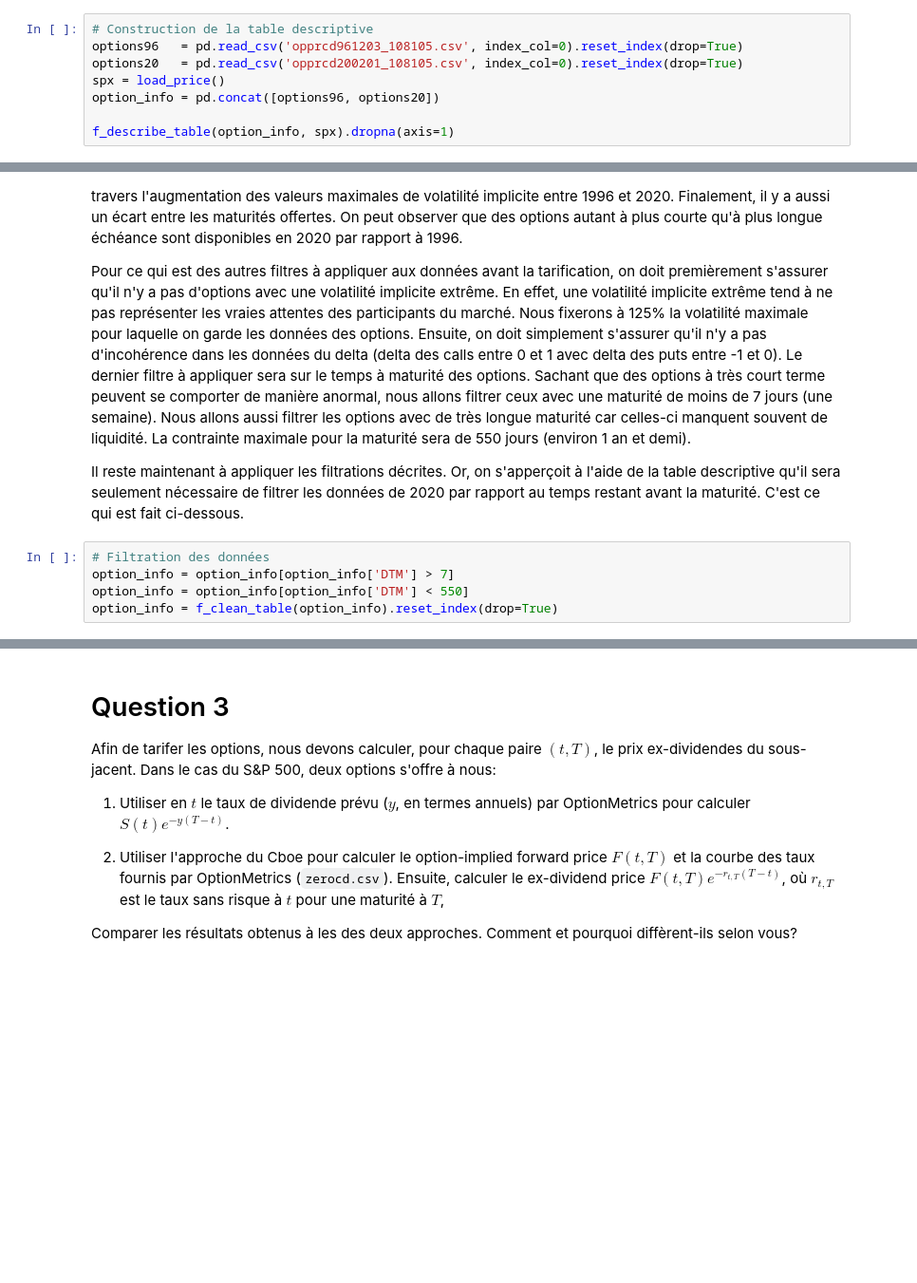
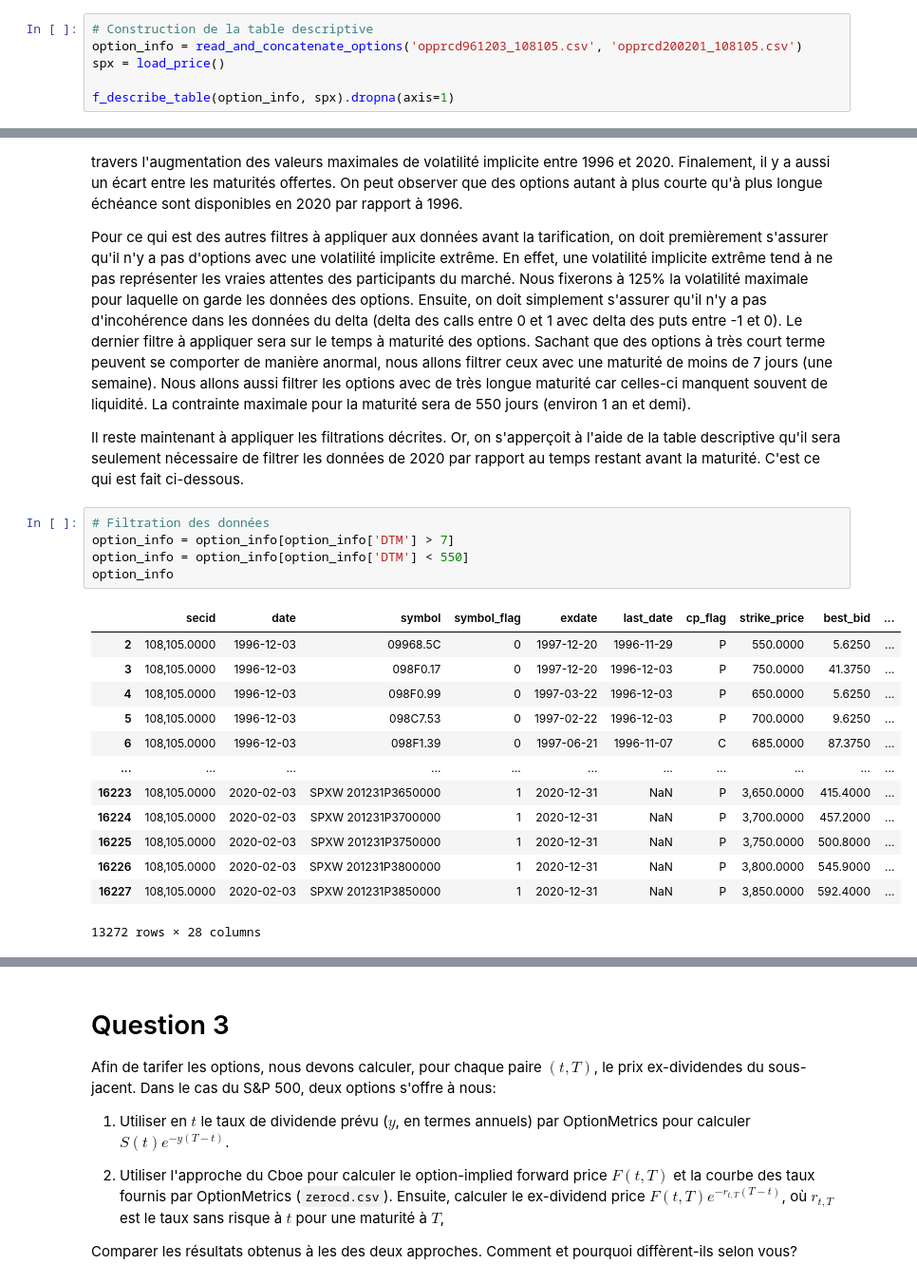
Before and after one commit to widelc/TP2_PD, a Jupyter notebook: assignment2.ipynb, the cells around one changed output, grey strips where cells are left out. Shown at 95% size. Saved outputs shown, nothing was run; the diff lists cells and outputs as text; blank space fills up the shorter version.

```diff
--- a/assignment2.ipynb
+++ b/assignment2.ipynb
@@ -112,10 +112,8 @@ NOTE : Variance plus grande sous Q que sous P car on surpondère les évènement
 Nous souhaitons tarifer les options aux deux dates pour lesquelles nous avons estimé les paramètres ci-haut. Avant de procédez, comparer qualitativement les deux jeux de données. Soutenez votre propos à l'aide de statistiques descriptives (tables) et de figures au besoin. Quels filtres devrait-on appliquer aux données avant procéder à la tarification des options? Justifier.
 # %%
 # Construction de la table descriptive
-options96   = pd.read_csv('opprcd961203_108105.csv', index_col=0).reset_index(drop=True)
-options20   = pd.read_csv('opprcd200201_108105.csv', index_col=0).reset_index(drop=True)
+option_info = read_and_concatenate_options('opprcd961203_108105.csv', 'opprcd200201_108105.csv')
 spx = load_price()
-option_info = pd.concat([options96, options20])
 
 f_describe_table(option_info, spx).dropna(axis=1)
 # %% [output]
@@ -137,8 +135,22 @@ Il reste maintenant à appliquer les filtrations décrites. Or, on s'apperçoit
 # %%
 # Filtration des données
 option_info = option_info[option_info['DTM'] > 7]
 option_info = option_info[option_info['DTM'] < 550]
-option_info = f_clean_table(option_info).reset_index(drop=True)
+option_info
+# %% [output]
+|  | secid | date | symbol | symbol_flag | exdate | last_date | cp_flag | strike_price | best_bid | ... |
+| 2 | 108,105.0000 | 1996-12-03 | 09968.5C | 0 | 1997-12-20 | 1996-11-29 | P | 550.0000 | 5.6250 | ... |
+| 3 | 108,105.0000 | 1996-12-03 | 098F0.17 | 0 | 1997-12-20 | 1996-12-03 | P | 750.0000 | 41.3750 | ... |
+| 4 | 108,105.0000 | 1996-12-03 | 098F0.99 | 0 | 1997-03-22 | 1996-12-03 | P | 650.0000 | 5.6250 | ... |
+| 5 | 108,105.0000 | 1996-12-03 | 098C7.53 | 0 | 1997-02-22 | 1996-12-03 | P | 700.0000 | 9.6250 | ... |
+| 6 | 108,105.0000 | 1996-12-03 | 098F1.39 | 0 | 1997-06-21 | 1996-11-07 | C | 685.0000 | 87.3750 | ... |
+| ... | ... | ... | ... | ... | ... | ... | ... | ... | ... | ... |
+| 16223 | 108,105.0000 | 2020-02-03 | SPXW 201231P3650000 | 1 | 2020-12-31 | NaN | P | 3,650.0000 | 415.4000 | ... |
+| 16224 | 108,105.0000 | 2020-02-03 | SPXW 201231P3700000 | 1 | 2020-12-31 | NaN | P | 3,700.0000 | 457.2000 | ... |
+| 16225 | 108,105.0000 | 2020-02-03 | SPXW 201231P3750000 | 1 | 2020-12-31 | NaN | P | 3,750.0000 | 500.8000 | ... |
+| 16226 | 108,105.0000 | 2020-02-03 | SPXW 201231P3800000 | 1 | 2020-12-31 | NaN | P | 3,800.0000 | 545.9000 | ... |
+| 16227 | 108,105.0000 | 2020-02-03 | SPXW 201231P3850000 | 1 | 2020-12-31 | NaN | P | 3,850.0000 | 592.4000 | ... |
+13272 rows × 28 columns
 # %%
 plot_iv_surface(option_info, date="1996-12-03")
 # %% [output]
```
Also changed, not shown: parts of 11 cells of this notebook, 2 other files.
